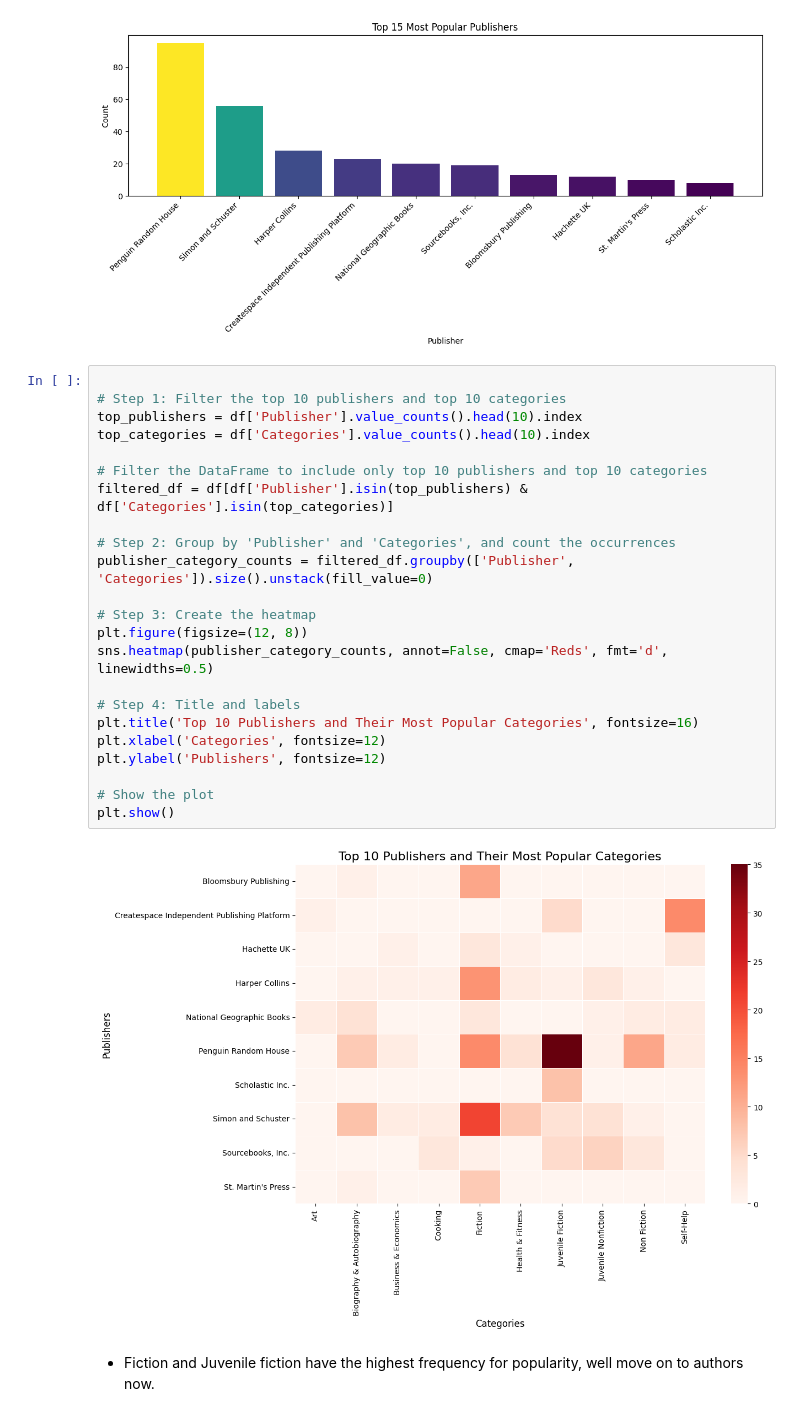
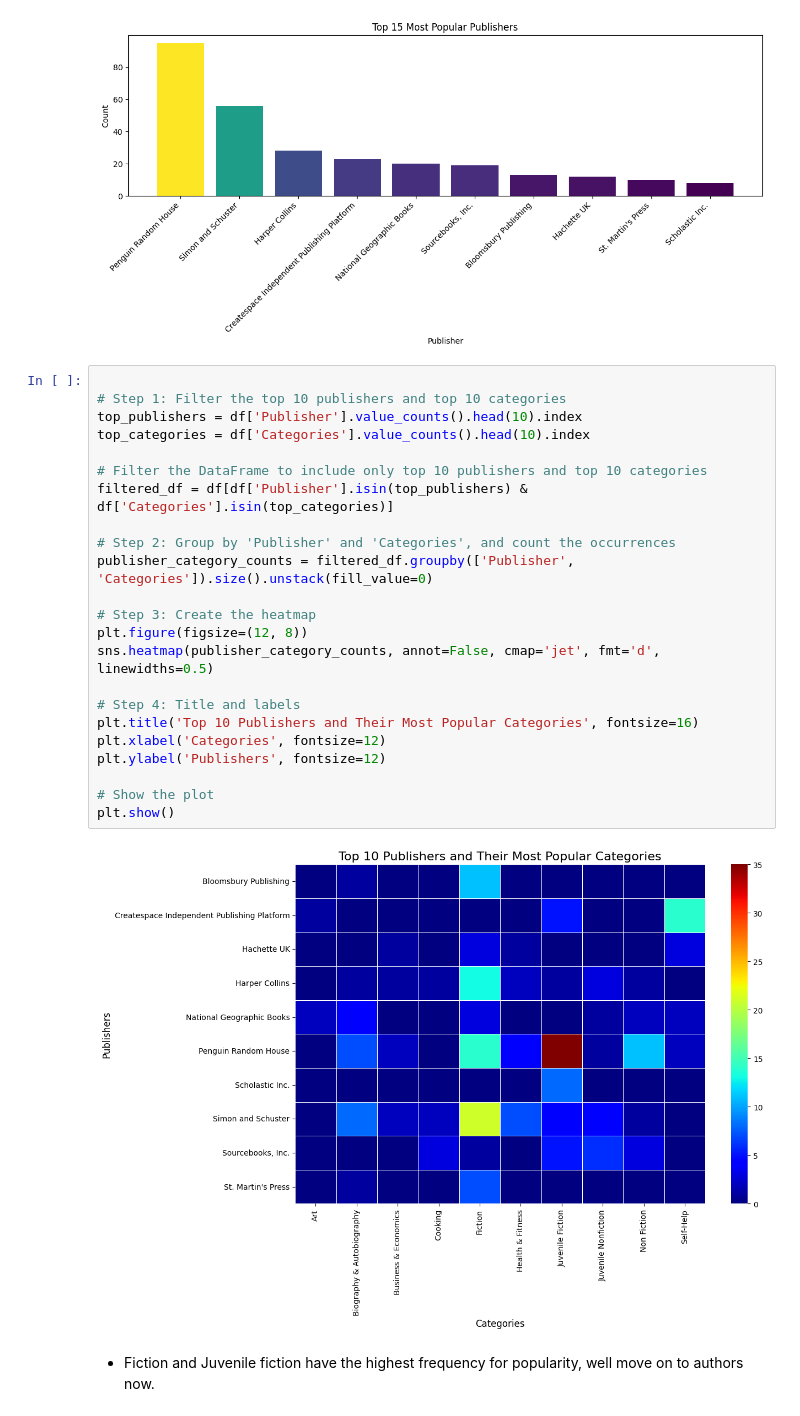
Before and after one commit to Martagilant/EDA, a Jupyter notebook: main.ipynb, the cells around one changed output. Drawn from its saved outputs; the diff is of its cells as text.

```diff
--- a/main.ipynb
+++ b/main.ipynb
@@ -1041,28 +1041,28 @@ plt.show()
 # %%
 
 # Step 1: Filter the top 10 publishers and top 10 categories
 top_publishers = df['Publisher'].value_counts().head(10).index
 top_categories = df['Categories'].value_counts().head(10).index
 
 # Filter the DataFrame to include only top 10 publishers and top 10 categories
 filtered_df = df[df['Publisher'].isin(top_publishers) & df['Categories'].isin(top_categories)]
 
 # Step 2: Group by 'Publisher' and 'Categories', and count the occurrences
 publisher_category_counts = filtered_df.groupby(['Publisher', 'Categories']).size().unstack(fill_value=0)
 
 # Step 3: Create the heatmap
 plt.figure(figsize=(12, 8))
-sns.heatmap(publisher_category_counts, annot=False, cmap='Reds', fmt='d', linewidths=0.5)
+sns.heatmap(publisher_category_counts, annot=False, cmap='jet', fmt='d', linewidths=0.5)
 
 # Step 4: Title and labels
 plt.title('Top 10 Publishers and Their Most Popular Categories', fontsize=16)
 plt.xlabel('Categories', fontsize=12)
 plt.ylabel('Publishers', fontsize=12)
 
 # Show the plot
 plt.show()
 # %% [output]
-[figure, old version]
+[figure, new version]
 # %% [markdown]
 * Fiction and Juvenile fiction have the highest frequency for popularity, well move on to authors now.
 # %%
```
